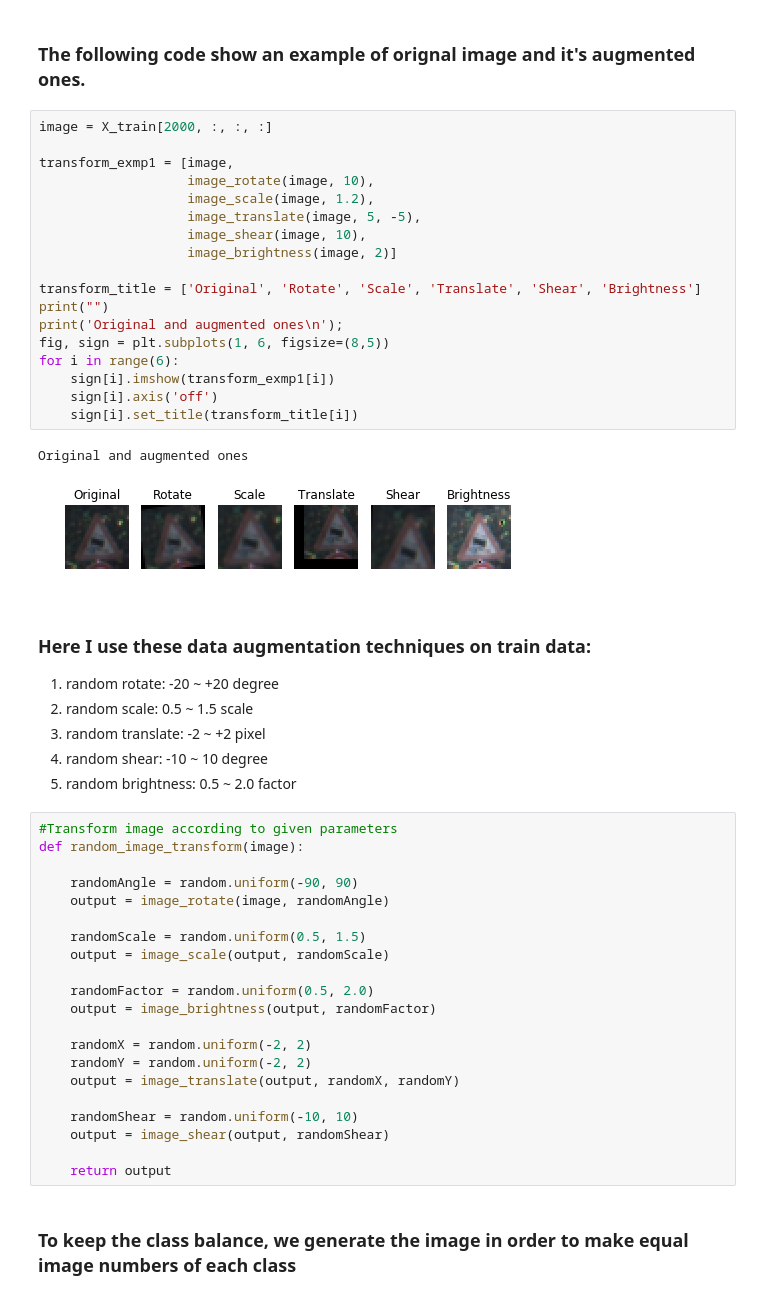
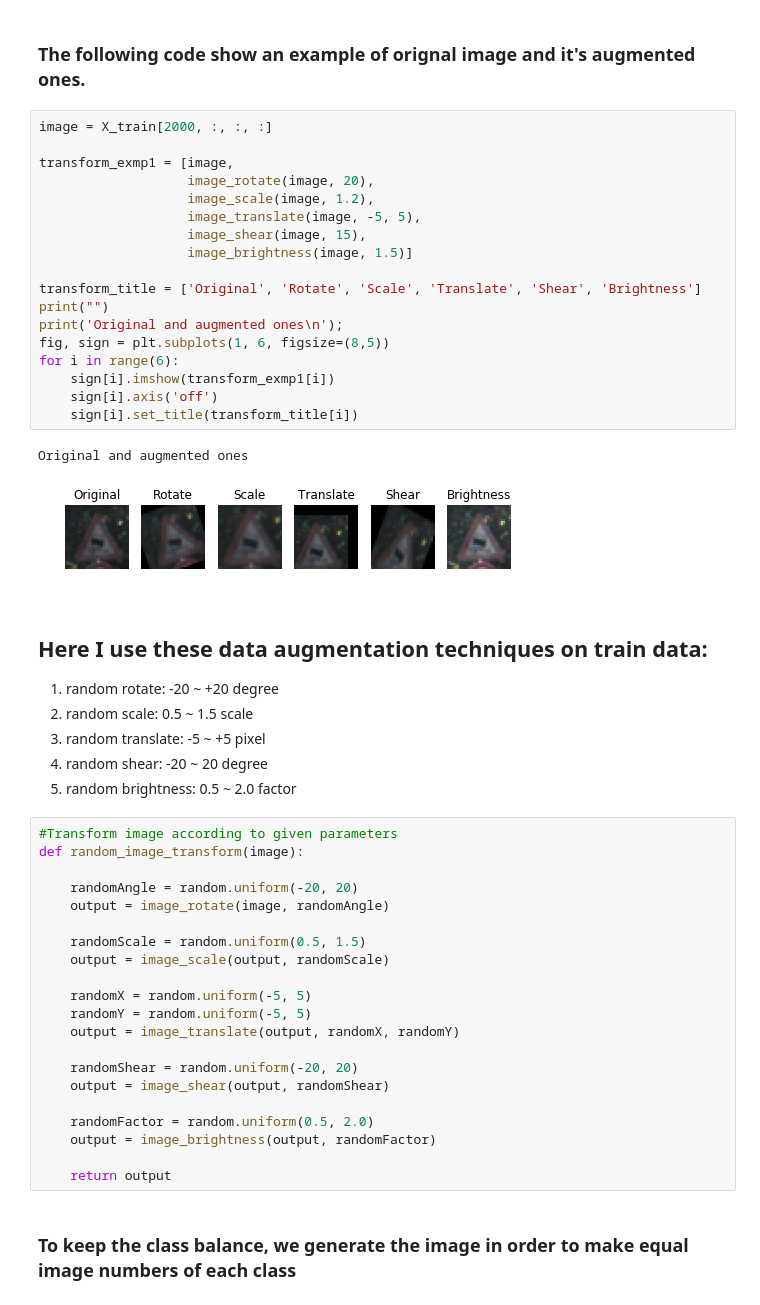
Before and after one commit to wuqianliang/ND013, a Jupyter notebook: traffic sign/Traffic_Sign_Classifier.ipynb, the cells around one changed output. Saved outputs shown, nothing was run; the diff lists cells and outputs as text.

```diff
--- a/traffic sign/Traffic_Sign_Classifier.ipynb
+++ b/traffic sign/Traffic_Sign_Classifier.ipynb
@@ -181,52 +181,52 @@ def image_brightness(image, factor):
 # %%
 image = X_train[2000, :, :, :]
 
 transform_exmp1 = [image,
-                   image_rotate(image, 10),
+                   image_rotate(image, 20),
                    image_scale(image, 1.2),
-                   image_translate(image, 5, -5),
-                   image_shear(image, 10),
-                   image_brightness(image, 2)]
+                   image_translate(image, -5, 5),
+                   image_shear(image, 15),
+                   image_brightness(image, 1.5)]
 
 transform_title = ['Original', 'Rotate', 'Scale', 'Translate', 'Shear', 'Brightness']
 print("")
 print('Original and augmented ones\n');
 fig, sign = plt.subplots(1, 6, figsize=(8,5))
 for i in range(6):
     sign[i].imshow(transform_exmp1[i])
     sign[i].axis('off')
     sign[i].set_title(transform_title[i])
 # %% [output]
 Original and augmented ones
-[figure, old version]
+[figure, new version]
 # %% [markdown]
-### Here I use these data augmentation techniques on train data:
+## Here I use these data augmentation techniques on train data:
 
 1. random rotate:        -20 ~ +20 degree
 2. random scale:         0.5 ~ 1.5 scale
-3. random translate:     -2 ~ +2 pixel
-4. random shear:         -10 ~ 10 degree
-5. random brightness:    0.5 ~ 2.0 factor
+3. random translate:      -5 ~ +5 pixel
+4. random shear:         -20 ~ 20 degree
+5. random brightness:     0.5 ~ 2.0 factor
 # %%
 #Transform image according to given parameters
 def random_image_transform(image):
 
-    randomAngle = random.uniform(-90, 90)
+    randomAngle = random.uniform(-20, 20)
     output = image_rotate(image, randomAngle)
 
     randomScale = random.uniform(0.5, 1.5)
     output = image_scale(output, randomScale)
 
+    randomX = random.uniform(-5, 5)
+    randomY = random.uniform(-5, 5)
+    output = image_translate(output, randomX, randomY)
+
+    randomShear = random.uniform(-20, 20)
+    output = image_shear(output, randomShear)
+
     randomFactor = random.uniform(0.5, 2.0)
     output = image_brightness(output, randomFactor)
 
-    randomX = random.uniform(-2, 2)
-    randomY = random.uniform(-2, 2)
-    output = image_translate(output, randomX, randomY)
-
-    randomShear = random.uniform(-10, 10)
-    output = image_shear(output, randomShear)
-
     return output
 # %% [markdown]
 ### To keep the class balance, we generate the image in order to make equal image numbers of each class
```
Also changed, not shown: parts of 7 cells of this notebook.
